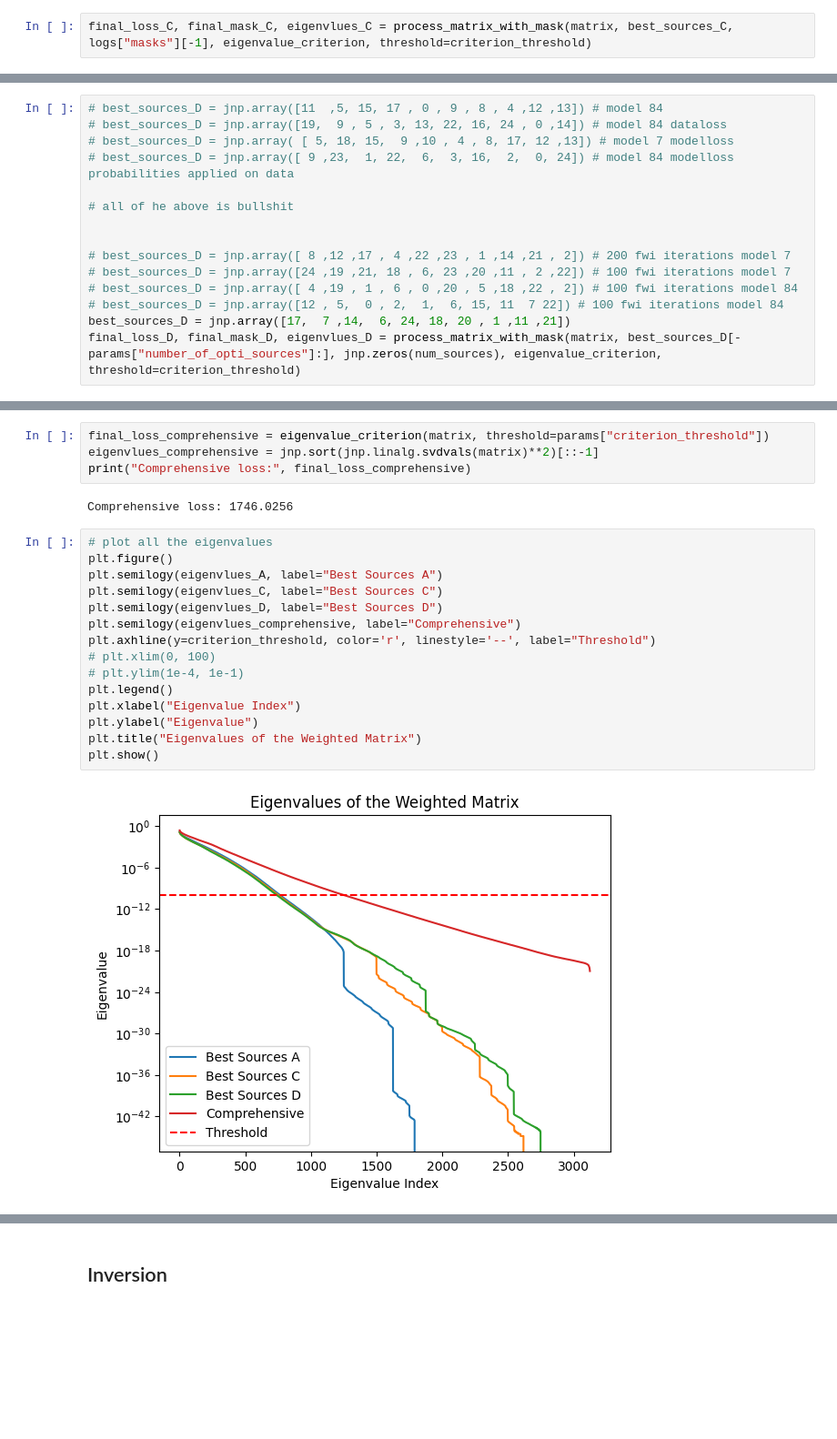
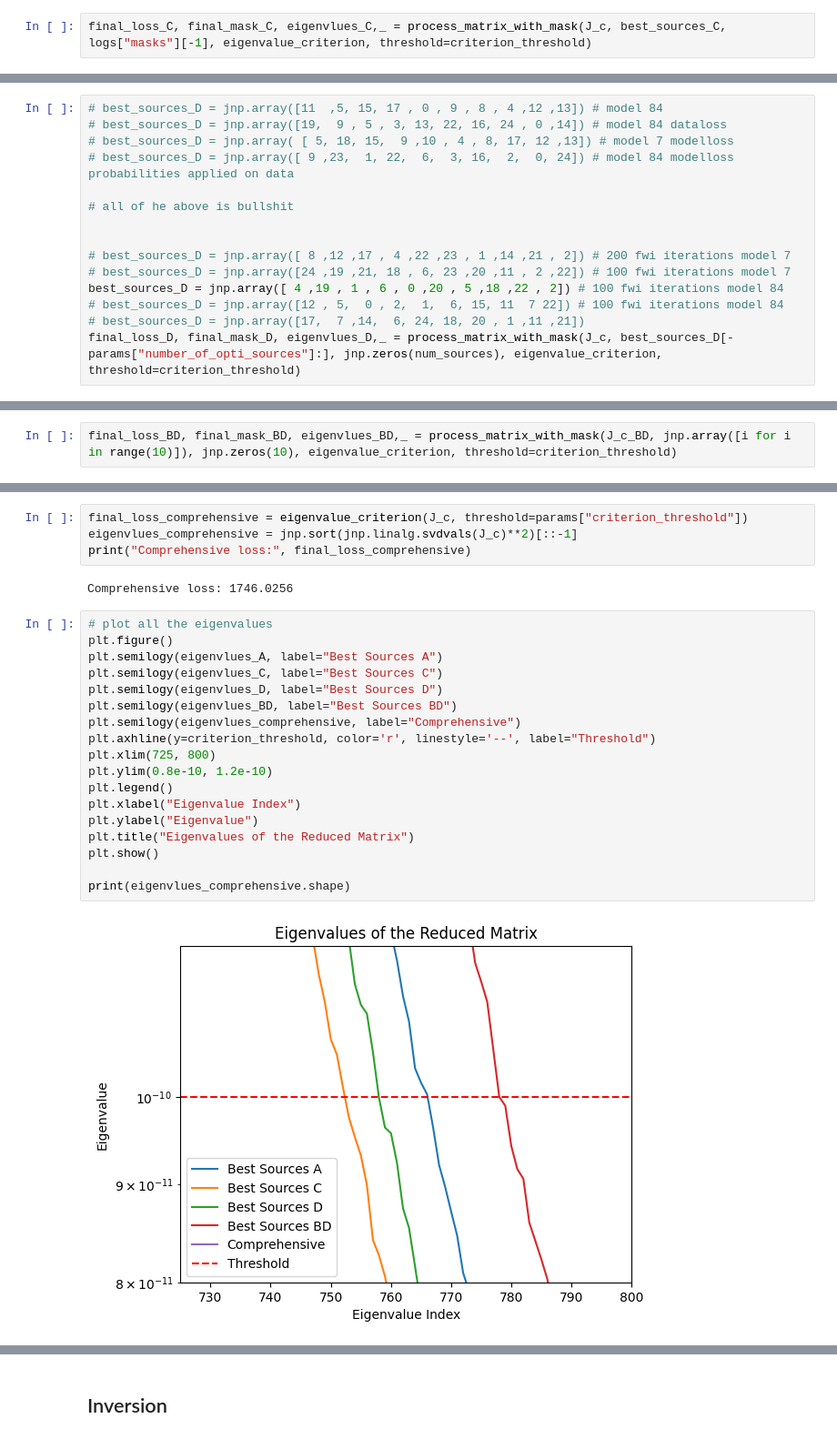
Before and after one commit to armercier/Hybrid-OED, a Jupyter notebook: src/scripts/test_case_comparison.ipynb, the cells around one changed output, grey strips where cells are left out. Shown at 91% size. Drawn from its saved outputs; the diff is of its cells as text; blank space fills up the shorter version.

Commit message:
random sources index test

```diff
--- a/src/scripts/test_case_comparison.ipynb
+++ b/src/scripts/test_case_comparison.ipynb
@@ -811,5 +703,5 @@ Singular loss: 1395.6793
 # %%
-final_loss_C, final_mask_C, eigenvlues_C = process_matrix_with_mask(matrix, best_sources_C, logs["masks"][-1], eigenvalue_criterion, threshold=criterion_threshold)
+final_loss_C, final_mask_C, eigenvlues_C,_ = process_matrix_with_mask(J_c, best_sources_C, logs["masks"][-1], eigenvalue_criterion, threshold=criterion_threshold)
 # %% [output]
 Best source index: [20 15 17  4  1 22  3  9 18 13]
 [0. 1. 0. 1. 1. 0. 0. 0. 0. 1. 0. 0. 0. 1. 0. 1. 0. 1. 1. 0. 1. 0. 1. 0.
@@ -826,8 +719,8 @@ Singular loss: 1385.9093
 
 # best_sources_D = jnp.array([ 8 ,12 ,17 , 4 ,22 ,23 , 1 ,14 ,21 , 2]) # 200 fwi iterations model 7
 # best_sources_D = jnp.array([24 ,19 ,21, 18 , 6, 23 ,20 ,11 , 2 ,22]) # 100 fwi iterations model 7
-# best_sources_D = jnp.array([ 4 ,19 , 1 , 6 , 0 ,20 , 5 ,18 ,22 , 2]) # 100 fwi iterations model 84
+best_sources_D = jnp.array([ 4 ,19 , 1 , 6 , 0 ,20 , 5 ,18 ,22 , 2]) # 100 fwi iterations model 84
 # best_sources_D = jnp.array([12 , 5,  0 , 2,  1,  6, 15, 11  7 22]) # 100 fwi iterations model 84
-best_sources_D = jnp.array([17,  7 ,14,  6, 24, 18, 20 , 1 ,11 ,21])
-final_loss_D, final_mask_D, eigenvlues_D = process_matrix_with_mask(matrix, best_sources_D[-params["number_of_opti_sources"]:], jnp.zeros(num_sources), eigenvalue_criterion, threshold=criterion_threshold)
+# best_sources_D = jnp.array([17,  7 ,14,  6, 24, 18, 20 , 1 ,11 ,21])
+final_loss_D, final_mask_D, eigenvlues_D,_ = process_matrix_with_mask(J_c, best_sources_D[-params["number_of_opti_sources"]:], jnp.zeros(num_sources), eigenvalue_criterion, threshold=criterion_threshold)
 # %% [output]
@@ -837,0 +732,2 @@ Singular loss: 1377.4817
+# %%
+final_loss_BD, final_mask_BD, eigenvlues_BD,_ = process_matrix_with_mask(J_c_BD, jnp.array([i for i in range(10)]), jnp.zeros(10), eigenvalue_criterion, threshold=criterion_threshold)
@@ -838,23 +739,26 @@ Singular loss: 1377.4817
 # %%
-final_loss_comprehensive = eigenvalue_criterion(matrix, threshold=params["criterion_threshold"])
-eigenvlues_comprehensive = jnp.sort(jnp.linalg.svdvals(matrix)**2)[::-1]
+final_loss_comprehensive = eigenvalue_criterion(J_c, threshold=params["criterion_threshold"])
+eigenvlues_comprehensive = jnp.sort(jnp.linalg.svdvals(J_c)**2)[::-1]
 print("Comprehensive loss:", final_loss_comprehensive)
 # %% [output]
 Comprehensive loss: 1746.0256
 # %%
 # plot all the eigenvalues
 plt.figure()
 plt.semilogy(eigenvlues_A, label="Best Sources A")
 plt.semilogy(eigenvlues_C, label="Best Sources C")
 plt.semilogy(eigenvlues_D, label="Best Sources D")
+plt.semilogy(eigenvlues_BD, label="Best Sources BD")
 plt.semilogy(eigenvlues_comprehensive, label="Comprehensive")
 plt.axhline(y=criterion_threshold, color='r', linestyle='--', label="Threshold")
-# plt.xlim(0, 100)
-# plt.ylim(1e-4, 1e-1)
+plt.xlim(725, 800)
+plt.ylim(0.8e-10, 1.2e-10)
 plt.legend()
 plt.xlabel("Eigenvalue Index")
 plt.ylabel("Eigenvalue")
-plt.title("Eigenvalues of the Weighted Matrix")
+plt.title("Eigenvalues of the Reduced Matrix")
 plt.show()
+
+print(eigenvlues_comprehensive.shape)
 # %% [output]
-[figure, old version]
+[figure, new version]
```
Also changed, not shown: parts of 35 cells of this notebook, 5 other files.
